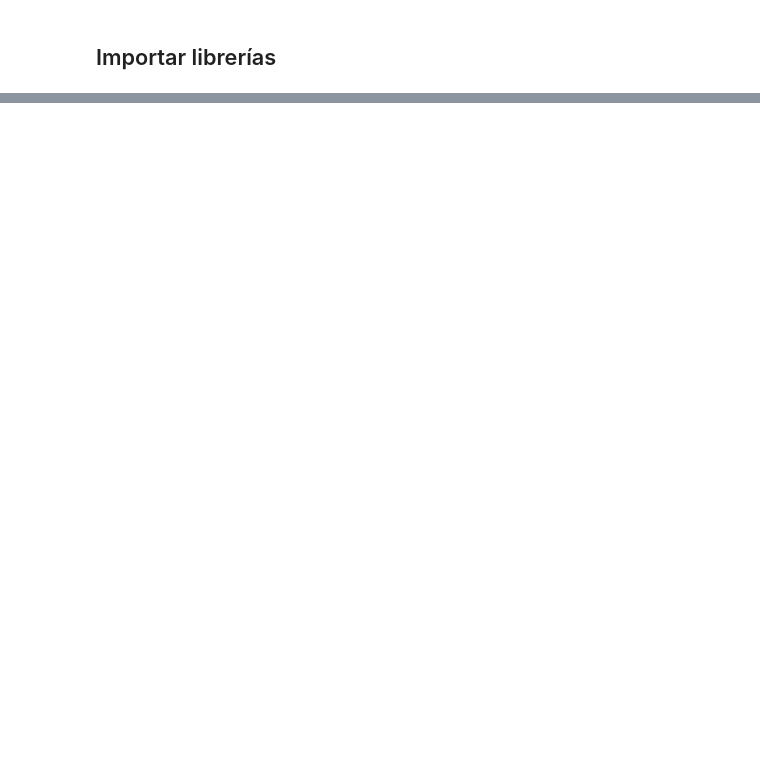
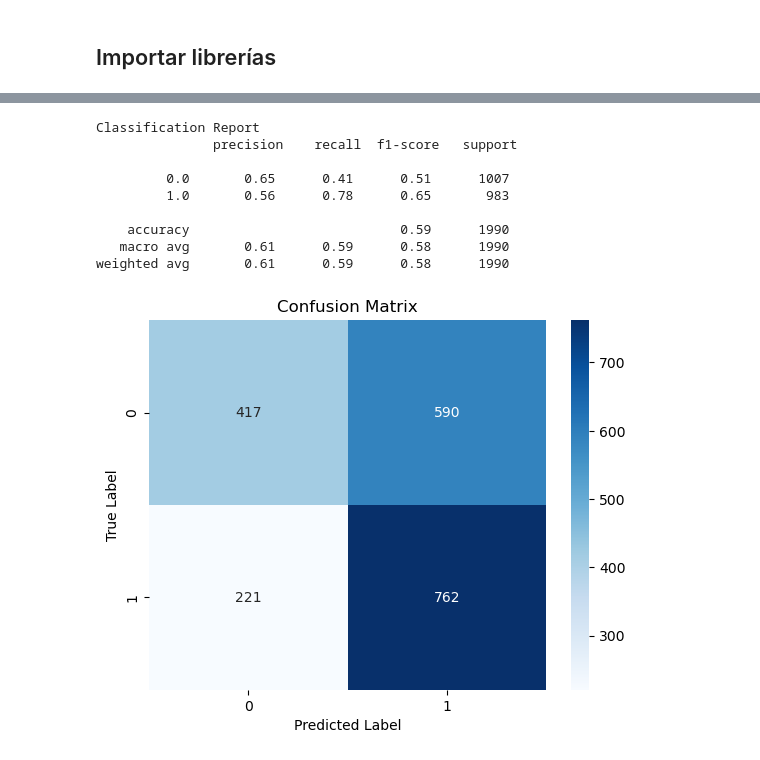
Before and after one commit to ajmtrz/eda_robots, a Jupyter notebook: ml_classifier.ipynb, the cells around one changed output, grey strips where cells are left out. Saved outputs shown, nothing was run; the diff lists cells and outputs as text; code cells hidden in the pictures; blank space fills up the shorter version.

```diff
--- a/ml_classifier.ipynb
+++ b/ml_classifier.ipynb
@@ -43,13 +75,13 @@ y_sell = df_sell['target'].values
 X_sell_train, X_sell_test, y_sell_train, y_sell_test = train_test_split(X_sell, y_sell, test_size=0.2, random_state=42)
 # %%
 param_grid = {
-    'feature_selection__threshold': ['mean', 'median', 0.01, 0.02],
-    'xgb__n_estimators': [100, 200, 300, 500],
-    'xgb__max_depth': [3, 5, 7],
-    'xgb__learning_rate': [0.01, 0.1, 0.2],
-    'xgb__subsample': [0.6, 0.8, 1.0],
-    'xgb__colsample_bytree': [0.6, 0.8, 1.0],
-    'xgb__gamma': [0, 0.1, 0.2],
+    'feature_selection__threshold': ['mean', 'median'],
+    'xgb__n_estimators': [500],
+    'xgb__max_depth': [3],
+    'xgb__learning_rate': [0.01],
+    'xgb__subsample': [0.6],
+    'xgb__colsample_bytree': [0.9],
+    'xgb__gamma': [0],
     #'scaler__with_mean': [True, False],  # Hiperparámetro del escalador
     #'scaler__with_std': [True, False]    # Hiperparámetro del escalador
 }
@@ -118,3 +174,31 @@ with open(os.path.join(mql5_files_folder, "xgboost_buy.onnx"), 'wb') as f:
     f.write(model_buy_onnx.SerializeToString())
 with open(os.path.join(mql5_files_folder, "xgboost_sell.onnx"), 'wb') as f:
     f.write(model_sell_onnx.SerializeToString())
+# %%
+y_pred = model_buy.predict(X_buy_test)
+
+# For binary classification, you might want to threshold the predictions since these are probabilities
+y_pred_binary = np.round(y_pred)
+
+# Confusion Matrix
+cm = confusion_matrix(y_buy_test, y_pred_binary)
+sns.heatmap(cm, annot=True, fmt='d', cmap='Blues')
+plt.xlabel("Predicted Label")
+plt.ylabel("True Label")
+plt.title("Confusion Matrix")
+plt.savefig("confusion-matrix xgboost")  # Display the heatmap
+
+
+print("Classification Report\n",
+      classification_report(y_buy_test, y_pred_binary))
+# %% [output]
+Classification Report
+               precision    recall  f1-score   support
+
+         0.0       0.65      0.41      0.51      1007
+         1.0       0.56      0.78      0.65       983
+
+    accuracy                           0.59      1990
+   macro avg       0.61      0.59      0.58      1990
+weighted avg       0.61      0.59      0.58      1990
+[figure, added]
```
Also changed, not shown: parts of 7 cells of this notebook, 2 other files.
